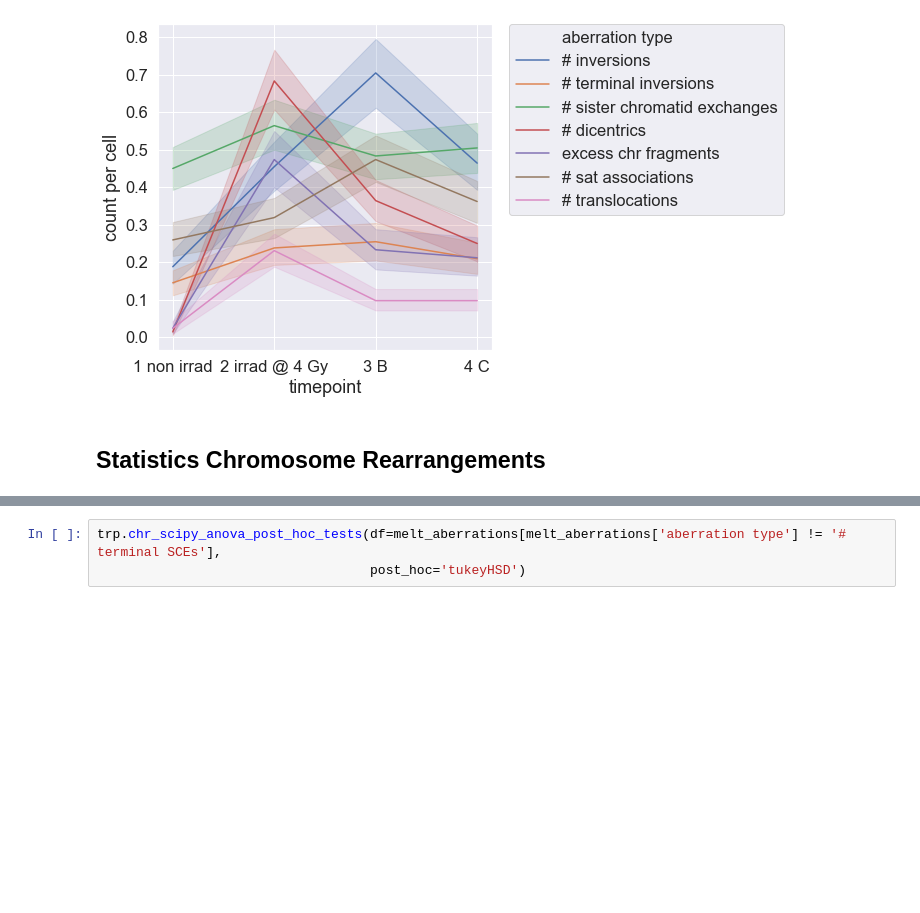
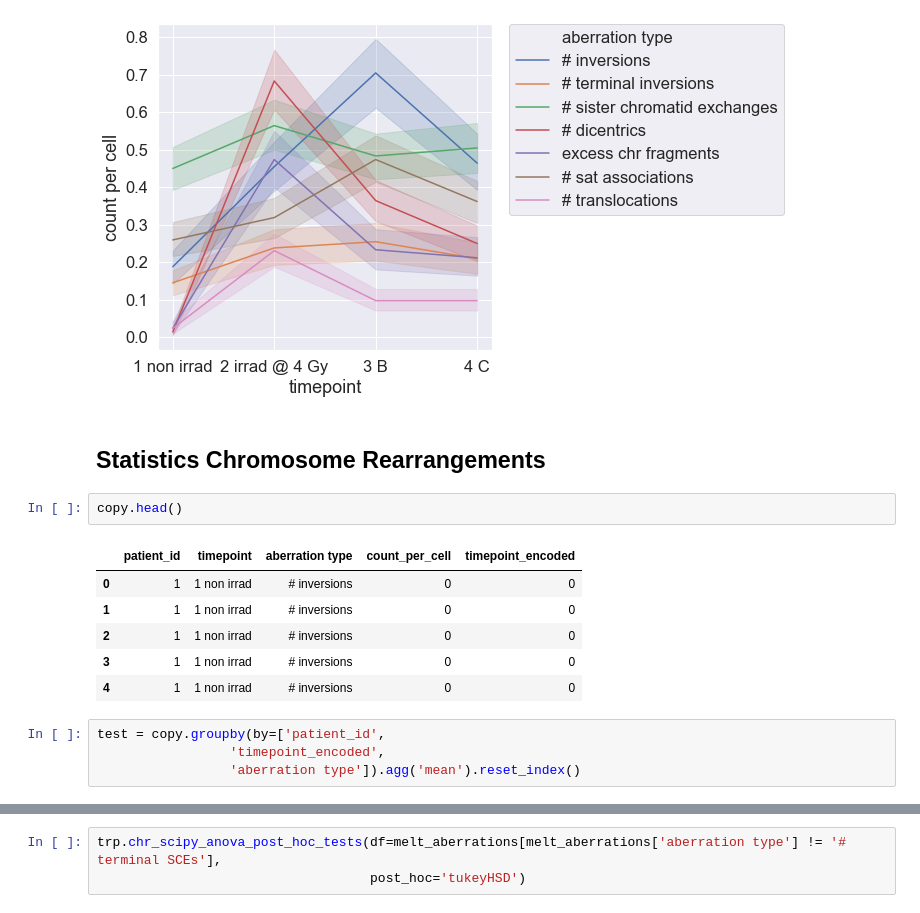
Before and after one commit to Jared-Luxton/radiation-therapy-machine-learning, a Jupyter notebook: notebooks/02_radiation_therapy_patients_data_VISUALIZATION_STATISTICS.ipynb, the cells around one changed output, grey strips where cells are left out. Cells and saved outputs as stored; diff of their text form; blank space fills up the shorter version.

```diff
--- a/notebooks/02_radiation_therapy_patients_data_VISUALIZATION_STATISTICS.ipynb
+++ b/notebooks/02_radiation_therapy_patients_data_VISUALIZATION_STATISTICS.ipynb
@@ -418,3 +454,16 @@ plt.legend(bbox_to_anchor=(1.05, 1), loc=2, borderaxespad=0)
 [figure]
 # %% [markdown]
 ## Statistics Chromosome Rearrangements
+# %%
+copy.head()
+# %% [output]
+|  | patient_id | timepoint | aberration type | count_per_cell | timepoint_encoded |
+| 0 | 1 | 1 non irrad | # inversions | 0 | 0 |
+| 1 | 1 | 1 non irrad | # inversions | 0 | 0 |
+| 2 | 1 | 1 non irrad | # inversions | 0 | 0 |
+| 3 | 1 | 1 non irrad | # inversions | 0 | 0 |
+| 4 | 1 | 1 non irrad | # inversions | 0 | 0 |
+# %%
+test = copy.groupby(by=['patient_id',
+                 'timepoint_encoded',
+                 'aberration type']).agg('mean').reset_index()
```
Also changed, not shown: parts of 15 cells of this notebook, 2 other files.
